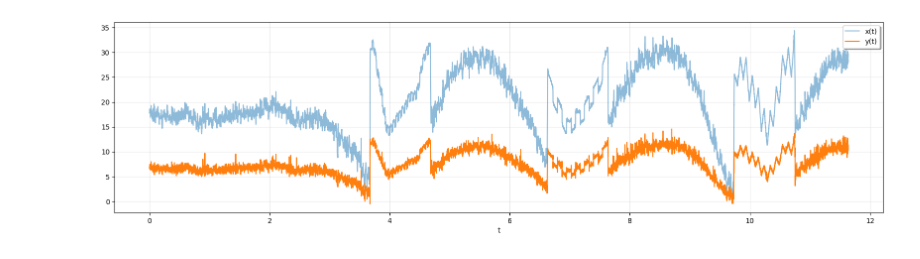
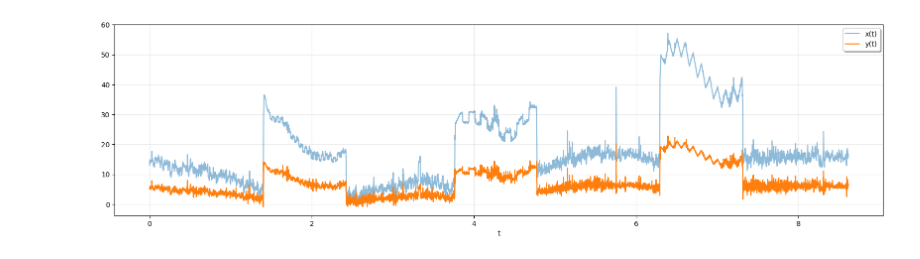
Before and after one commit to rj3838/plates_analysis, a Jupyter notebook: plates_analysis.ipynb, the cells around one changed output. Cells and saved outputs as stored; diff of their text form; code cells hidden in the pictures.

```diff
--- a/plates_analysis.ipynb
+++ b/plates_analysis.ipynb
@@ -1,7 +1,7 @@
 # %%
 import pandas as pd
 # %%
-df = pd.read_csv('/Users/royj/development/LONG-PM-NS-R1_R09_230302094024_S1_TEX.dat')
+df = pd.read_csv(r'\\trllimited\data\Vehicle_Validation_SCANNER\Accreditation\2023\WDM\RAV16\Plates\LONG-PM-NS-R1_R16_230302151337_S1_TEX.dat')
 # %%
 df
 # %% [output]
@@ -28,7 +28,8 @@ df
 minimum_texture = min(df.Texture)
 adjustment_value = abs(minimum_texture)
 
-df.adjusted_Tex = df.Texture + adjustment_value
+#df.adjusted_Tex = df.Texture + adjustment_value
+df['adjusted_Tex'] = df.apply(lambda row: row.Texture + adjustment_value, axis=1)
 # %%
 import matplotlib.pyplot as plt
 
@@ -74,32 +69,33 @@ import scipy.io.wavfile
 import matplotlib.pyplot as plt
 from scipy.signal import sosfiltfilt, butter
 
 def bandpass(data: np.ndarray, edges: list[float], sample_rate: float, poles: int = 5):
     sos = scipy.signal.butter(poles, edges, 'bandpass', fs=sample_rate, output='sos')
     filtered_data = scipy.signal.sosfiltfilt(sos, data)
     return filtered_data
 
 # Load sample data from a WAV file
 #sample_rate, data = scipy.io.wavfile.read(df.Texture)
 #times = np.arange(len(data))/sample_rate
 
 #sosfiltfilt(sos.)
 x = df.adjusted_Tex
-sos = butter(6, 0.125, btype='highpass',analog=True, output='sos')
+sos = butter(6, 0.125, btype='highpass', analog=True, output='sos')
 y = sosfiltfilt(sos, x)
+t=df.Chainage
 
 from scipy.signal import sosfilt, sosfilt_zi
 #sos8 = butter(8, 0.125, output='sos')
 #zi = x[:4].mean() * sosfilt_zi(sos8)
 #y2, zo = sosfilt(sos8, x, zi=zi)
 plt.subplots(figsize=(20,5))
 plt.plot(t, x, alpha=0.5, label='x(t)')
 plt.plot(t, y, label='y(t)')
 #plt.plot(t, y2, label='y2(t)')
 plt.legend(framealpha=1, shadow=True)
 plt.grid(alpha=0.25)
 plt.xlabel('t')
 #plt.subplots(figsize=(20,5))
 plt.show()
 # %% [output]
-[figure, old version]
+[figure, new version]
```
Also changed, not shown: parts of 16 cells of this notebook.
